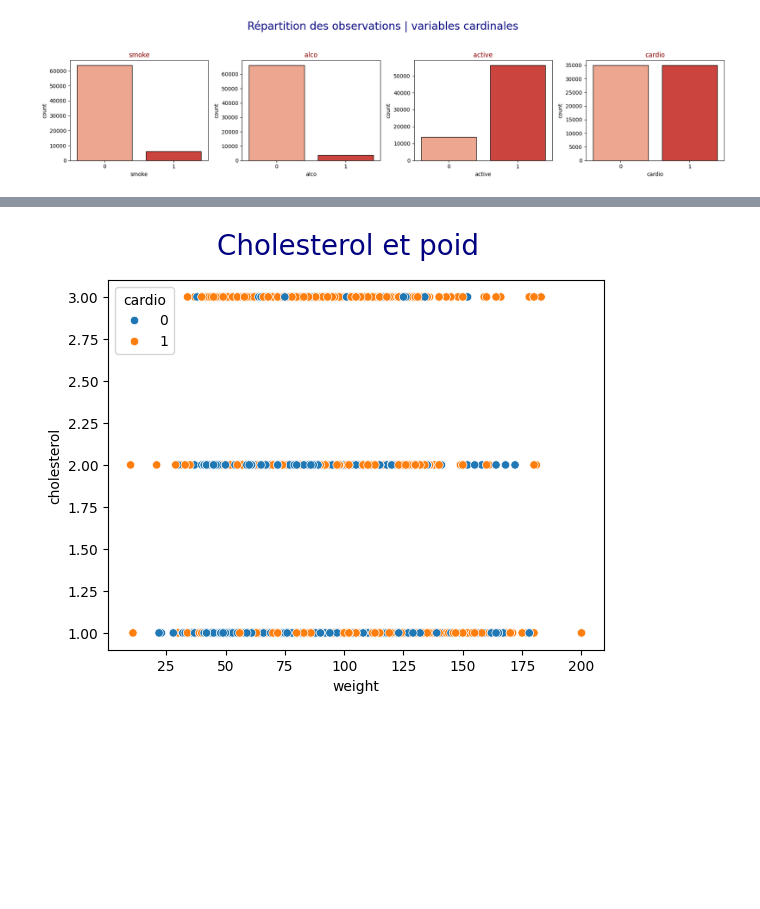
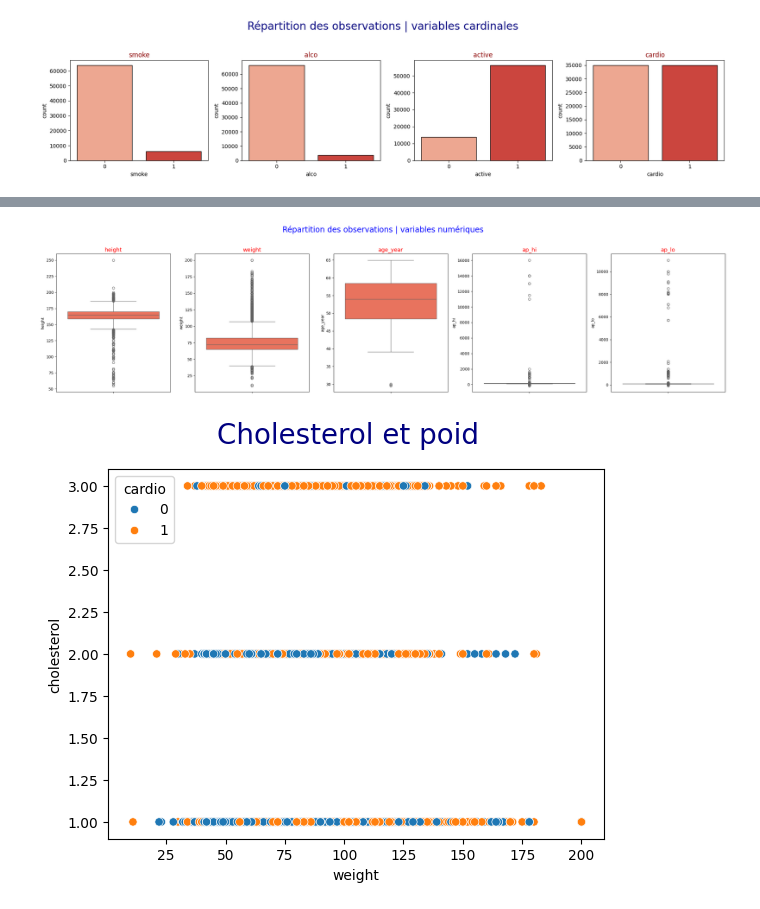
Before and after one commit to sulivan-moreau/cardio-vasc-risks, a Jupyter notebook: visualization.ipynb, the cells around one changed output, grey strips where cells are left out. Cells and saved outputs as stored; diff of their text form; code cells hidden in the pictures; blank space fills up the shorter version.

```diff
--- a/visualization.ipynb
+++ b/visualization.ipynb
@@ -88,20 +94,3 @@ plt.suptitle("Répartition des observations | variables cardinales", fontsize=20
 plt.tight_layout()
 # %% [output]
 [figure]
-# %%
-# Ne garder que les vraies variables numériques continues
-exclude = ['smoke', 'alco', 'active', 'cardio', 'cholesterol', 'gluc', 'gender']
-num_cols = [col for col in df.select_dtypes(include=np.number).columns if col not in exclude]
-
-fig, axes = plt.subplots((len(num_cols) + 3) // 4, 4, figsize=(20, 15))
-axes = axes.flatten()
-
-for i, col in enumerate(num_cols):
-    sns.boxplot(y=df[col], ax=axes[i], color='tomato')
-    axes[i].set_title(col, fontsize=12)
-
-for j in range(i+1, len(axes)):
-    fig.delaxes(axes[j])
-
-plt.suptitle("Boxplots des variables numériques continues", fontsize=22, color="navy", y=1.02)
-plt.tight_layout()
@@ -110,3 +97,14 @@ plt.tight_layout()
+# %%
+fig, axes = plt.subplots(1, len(df_numerical), figsize=(5 * len(df_numerical), 6))
+
+for ax, col in zip(axes, df_numerical):
+    sns.boxplot(y=df[col], ax=ax, color='tomato')
+    ax.set_title(col, fontsize=14, color='red')
+
+plt.suptitle("Répartition des observations | variables numériques", fontsize=20, color="blue", y=1.03)
+plt.tight_layout()
+# %% [output]
+[figure, added]
 # %%
 sns.scatterplot(data=df, x='weight', y='cholesterol', hue='cardio')
 plt.suptitle("Cholesterol et poid", color="navy", fontsize=20)
```
Also changed, not shown: parts of 12 cells of this notebook, 1 other file.
